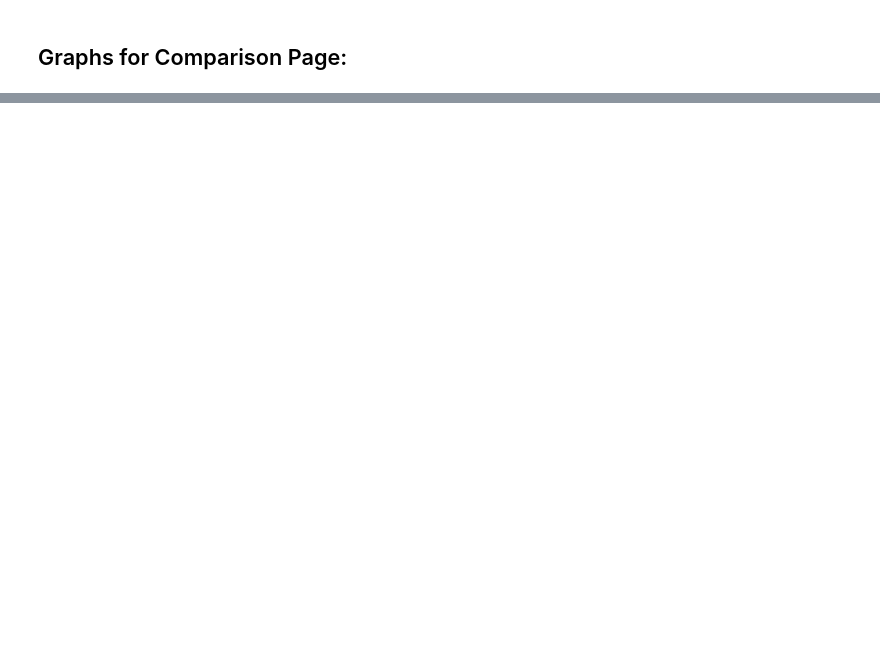
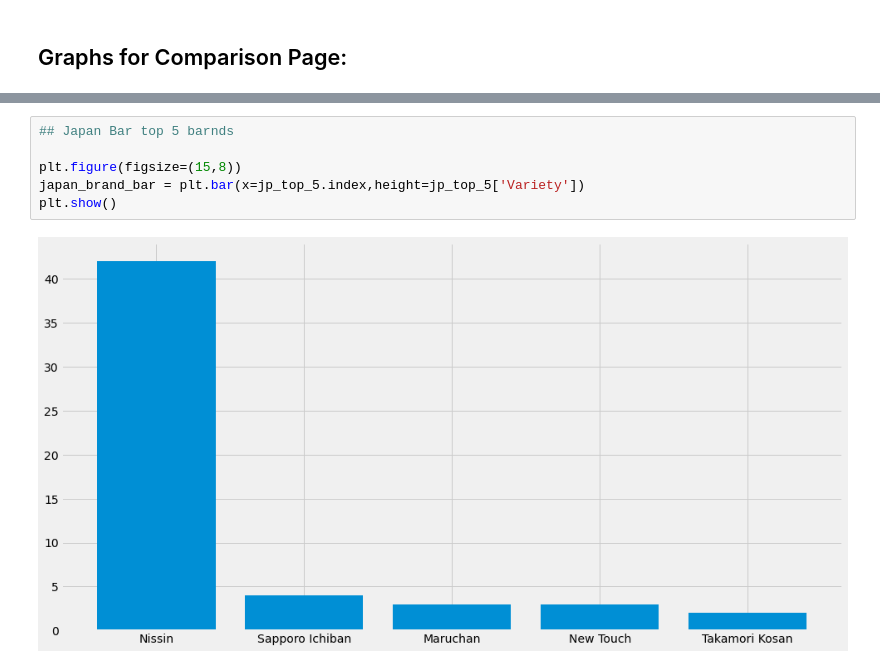
Before and after one commit to garrettg615/web-design-challenge, a Jupyter notebook: ramen_analysis.ipynb, the cells around one changed output, grey strips where cells are left out. Cells and saved outputs as stored; diff of their text form; blank space fills up the shorter version.

```diff
--- a/ramen_analysis.ipynb
+++ b/ramen_analysis.ipynb
@@ -274,0 +240,8 @@ taiwan_scatter.show()
+# %%
+## Japan Bar top 5 barnds
+
+plt.figure(figsize=(15,8))
+japan_brand_bar = plt.bar(x=jp_top_5.index,height=jp_top_5['Variety'])
+plt.show()
+# %% [output]
+[figure, added]
```
Also changed, not shown: parts of 20 cells of this notebook, 1 other file.
